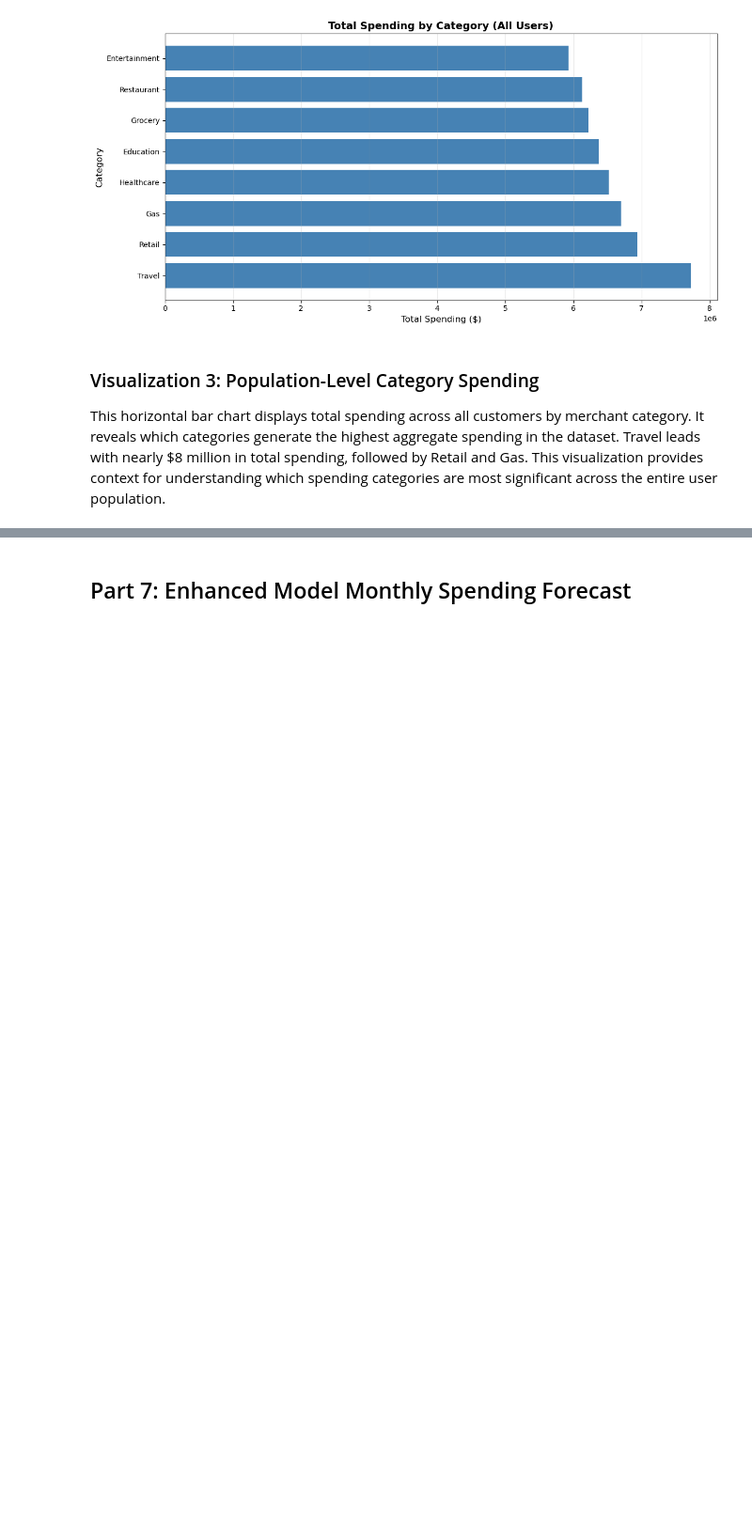
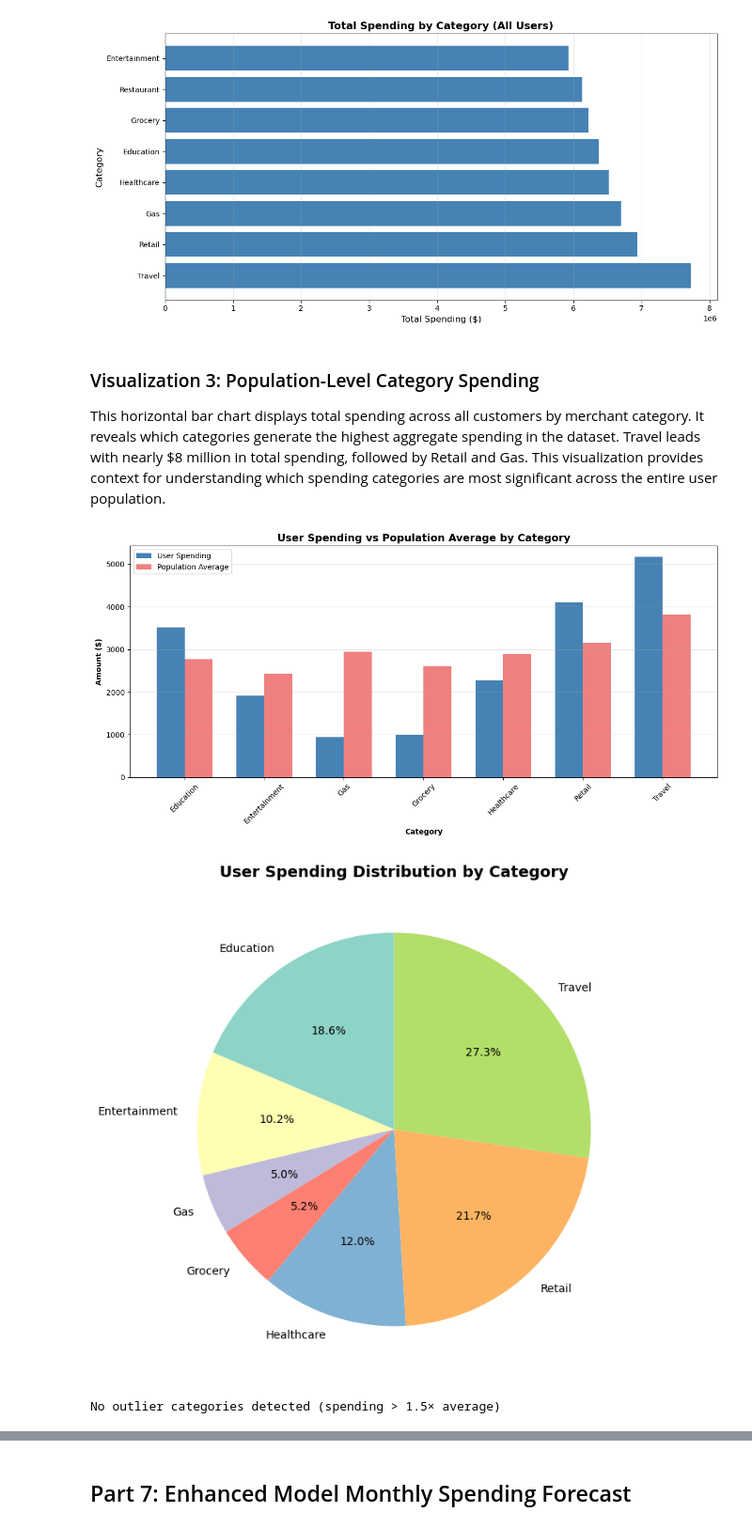
Before and after one commit to cpeterson27/budgetblox, a Jupyter notebook: notebooks/data_analysis_viktor.ipynb, the cells around one changed output, grey strips where cells are left out. Shown: that part at 94% size. Saved outputs shown, nothing was run; the diff lists cells and outputs as text; code cells hidden in the pictures; blank space fills up the shorter version.

```diff
--- a/notebooks/data_analysis_viktor.ipynb
+++ b/notebooks/data_analysis_viktor.ipynb
@@ -474,3 +534,63 @@ plt.show()
 # %% [markdown]
 ### Visualization 3: Population-Level Category Spending
 This horizontal bar chart displays total spending across all customers by merchant category. It reveals which categories generate the highest aggregate spending in the dataset. Travel leads with nearly $8 million in total spending, followed by Retail and Gas. This visualization provides context for understanding which spending categories are most significant across the entire user population.
+# %%
+# ser vs Population Comparison
+fig, ax = plt.subplots(figsize=(12, 6))
+comparison_data = enhanced_comparison[['user_spending', 'population_mean']].dropna()
+x = np.arange(len(comparison_data))
+width = 0.35
+
+ax.bar(x - width/2, comparison_data['user_spending'], width, label='User Spending', color='steelblue')
+ax.bar(x + width/2, comparison_data['population_mean'], width, label='Population Average', color='lightcoral')
+
+ax.set_xlabel('Category', fontweight='bold')
+ax.set_ylabel('Amount ($)', fontweight='bold')
+ax.set_title('User Spending vs Population Average by Category', fontsize=14, fontweight='bold')
+ax.set_xticks(x)
+ax.set_xticklabels(comparison_data.index, rotation=45)
+ax.legend()
+ax.grid(axis='y', alpha=0.3)
+plt.tight_layout()
+plt.show()
+
+# VIZ 2: Pie Chart - User Spending Breakdown
+fig, ax = plt.subplots(figsize=(10, 8))
+user_total = comparison_data['user_spending'].dropna()
+colors = sns.color_palette('Set3', len(user_total))
+ax.pie(user_total, labels=user_total.index, autopct='%1.1f%%', colors=colors, startangle=90)
+ax.set_title('User Spending Distribution by Category', fontsize=14, fontweight='bold')
+plt.show()
+
+# VIZ 3: Outlier Detection - Categories > 1.5x Benchmark
+outliers = enhanced_comparison[enhanced_comparison['user_spending'] > 1.5 * enhanced_comparison['population_mean']].dropna()
+
+if len(outliers) > 0:
+    fig, ax = plt.subplots(figsize=(10, 6))
+    x = np.arange(len(outliers))
+    multiplier = (outliers['user_spending'] / outliers['population_mean']).values
+
+    bars = ax.barh(x, multiplier, color='darkred', alpha=0.7)
+    ax.set_yticks(x)
+    ax.set_yticklabels(outliers.index)
+    ax.set_xlabel('Spending Multiplier (User / Average)', fontweight='bold')
+    ax.set_title('Outlier Categories: User Spending > 1.5× Population Average', fontsize=14, fontweight='bold')
+    ax.axvline(x=1.5, color='orange', linestyle='--', linewidth=2, label='1.5× Threshold')
+    ax.legend()
+    plt.tight_layout()
+    plt.show()
+else:
+    print("No outlier categories detected (spending > 1.5× average)")
+# VIZ 5: Z-Score Heatmap
+fig, ax = plt.subplots(figsize=(10, 6))
+z_scores = enhanced_comparison[['z_score']].dropna()
+sns.heatmap(z_scores.T, annot=True, fmt='.2f', cmap='RdYlGn_r', center=0,
+            cbar_kws={'label': 'Z-Score'}, linewidths=0.5, ax=ax)
+ax.set_title('Spending Z-Scores by Category', fontsize=14, fontweight='bold')
+ax.set_ylabel('')
+plt.tight_layout()
+plt.show()
+# %% [output]
+[figure, added]
+[figure, added]
+No outlier categories detected (spending > 1.5× average)
```
Also changed, not shown: parts of 12 cells of this notebook, 1 other file.
